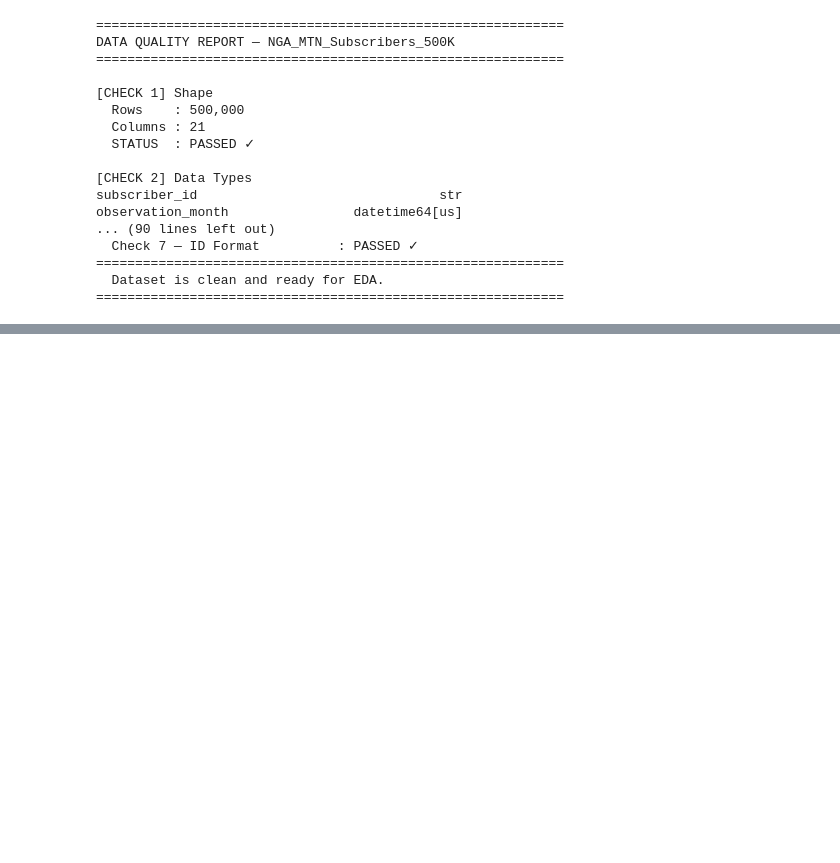
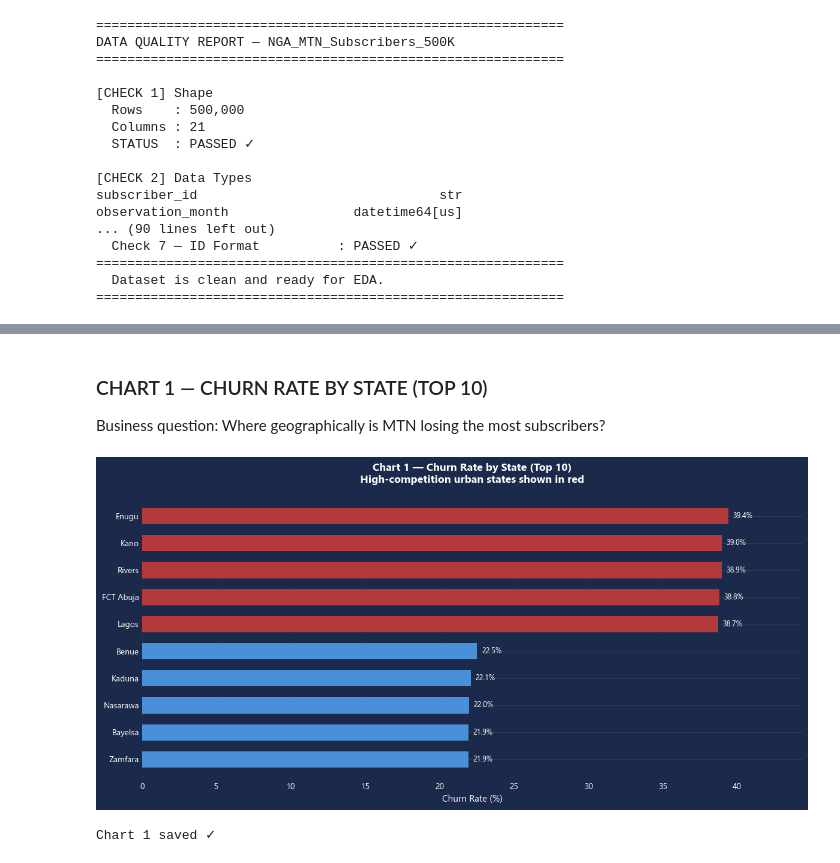
Before and after one commit to Elijjjaaaahhhhh/mtn-churn-prediction, a Jupyter notebook: notebooks/mtn_churn_pipeline.ipynb, the cells around one changed output, grey strips where cells are left out. Cells and saved outputs as stored; diff of their text form; code cells hidden in the pictures; blank space fills up the shorter version.

Commit message:
[Phase 1] Complete EDA — 8 charts, genuine patterns, all signals validated

```diff
--- a/notebooks/mtn_churn_pipeline.ipynb
+++ b/notebooks/mtn_churn_pipeline.ipynb
@@ -1184,0 +1211,61 @@ observation_month                datetime64[us]
+# %% [markdown]
+### CHART 1 — CHURN RATE BY STATE (TOP 10)
+ Business question: Where geographically is MTN losing the most subscribers?
+# %%
+# Calculate churn rate per state
+state_churn = (
+    df.groupby('state')['churn_label']
+    .agg(['mean', 'count'])
+    .rename(columns={'mean': 'churn_rate', 'count': 'subscriber_count'})
+    .reset_index()
+)
+state_churn['churn_rate_pct'] = state_churn['churn_rate'] * 100
+
+# Sort and take top 10 by churn rate
+top10_states = state_churn.sort_values('churn_rate_pct', ascending=False).head(10)
+
+fig, ax = plt.subplots(figsize=(12, 6))
+
+# Colour bars: high-churn states in alert red, others in neutral blue
+bar_colors = [
+    ALERT_COLOR if state in HIGH_CHURN_STATES else NEUTRAL_COLOR
+    for state in top10_states['state']
+]
+
+bars = ax.barh(
+    top10_states['state'],
+    top10_states['churn_rate_pct'],
+    color=bar_colors,
+    edgecolor='none',
+    height=0.6
+)
+
+# Annotate each bar with the percentage
+for bar, pct in zip(bars, top10_states['churn_rate_pct']):
+    ax.text(
+        bar.get_width() + 0.3,
+        bar.get_y() + bar.get_height() / 2,
+        f'{pct:.1f}%',
+        va='center', ha='left',
+        color=TEXT_COLOR, fontsize=9
+    )
+
+ax.set_xlabel('Churn Rate (%)', fontsize=11)
+ax.set_title(
+    'Chart 1 — Churn Rate by State (Top 10)\n'
+    'High-competition urban states shown in red',
+    fontsize=13, pad=15, fontweight='bold'
+)
+ax.invert_yaxis()
+ax.set_xlim(0, top10_states['churn_rate_pct'].max() + 5)
+ax.grid(axis='x', alpha=0.3)
+ax.spines[['top', 'right', 'left']].set_visible(False)
+
+plt.tight_layout()
+plt.savefig('../outputs/chart1_churn_by_state.png', dpi=150,
+            bbox_inches='tight', facecolor=BACKGROUND_COLOR)
+plt.show()
+print("Chart 1 saved ✓")
+# %% [output]
+[figure, added]
+Chart 1 saved ✓
```
Also changed, not shown: parts of 25 cells of this notebook, 8 other files.
